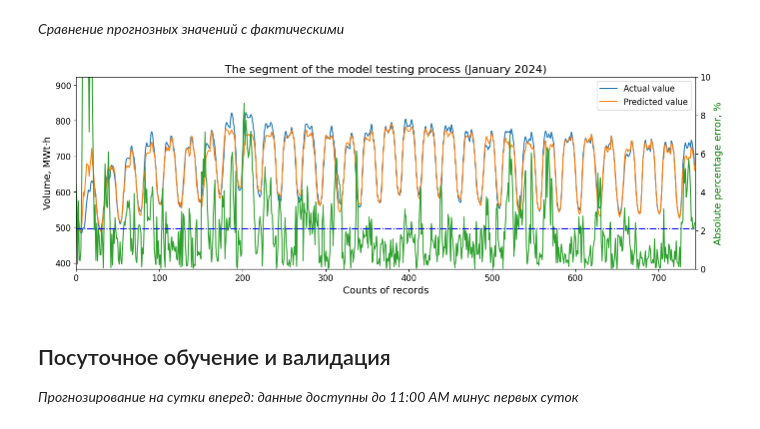
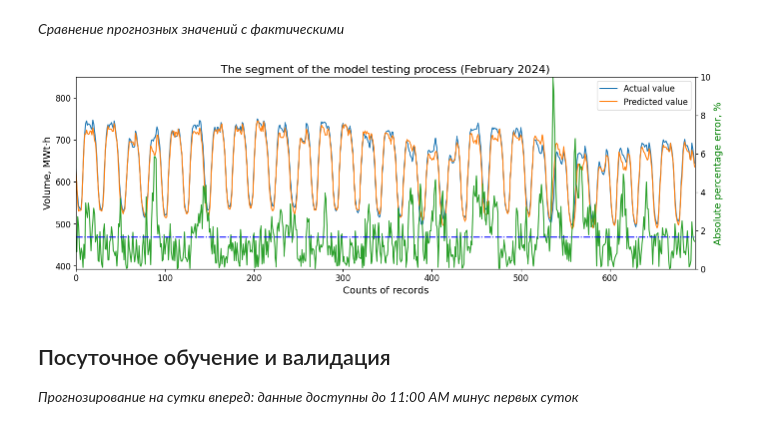
Before and after one commit to caapel/Volume_Forecast_for_Kaliningrad, a Jupyter notebook: XGboost_Kaliningrad_2024.ipynb, the cells around one changed output. Saved outputs shown, nothing was run; the diff lists cells and outputs as text; code cells hidden in the pictures.

```diff
--- a/XGboost_Kaliningrad_2024.ipynb
+++ b/XGboost_Kaliningrad_2024.ipynb
@@ -333,7 +334,7 @@ Text(0.5, 1.0, 'Graph of average daily consumption and average daily temperature
 # %%
 month = list(name for name in calendar.month_name)
 
-df_month = df_validate[df_validate['Month'] == 1]  # указываем интересующий нас месяц
+df_month = df_validate[df_validate['Month'] == 4]  # указываем интересующий нас месяц
 df_month.reset_index(drop=True, inplace=True)
 
 fig, df_volume = plt.subplots(figsize=(16,4))
@@ -361,7 +362,7 @@ plt.legend(loc = 'lower right')
 # корреляция исходных значений и целевого признака
 color_map = sns.color_palette("vlag", as_cmap=True)
 
-df_gen = df_general[['Year', 'Month', 'Day', 'Hour', 'Weekday', 'Temperature', 'Volume']]
+df_gen = df_general[['Year', 'Month', 'Day', 'Hour', 'Weekday', 'Temperature', 'Cloud', 'Volume']]
 df_gen = df_gen.rename(columns={'Weekday': 'Week', 'Temperature': 'Temp', 'Volume': 'Vol'})
 
 # Generate a mask for the upper triangle
@@ -370,10 +371,12 @@ mask = np.triu(np.ones_like(df_gen.corr(), dtype=bool))
 # Set up the matplotlib figure
 fig, ax = plt.subplots(figsize=(6, 5))
 
+plt.rcParams.update({'font.size': 10, 'font.serif': 'Times New Roman'})
+
 # Draw the heatmap with the mask and correct aspect ratio
-plt.title('Correlation matrix of initial features', fontsize=12)
 sns.heatmap(df_gen.corr(), annot=True, mask=mask, cmap=color_map, fmt=".3f", vmax=.6, vmin=-0.6, center=0,
-            square=True, linewidths=1, cbar_kws={"shrink": .8})
+            square=True, linewidths=1, cbar_kws={"shrink": .8}).set(title='Correlation matrix of initial features')
 
-#df_gen.corr('pearson').style.background_gradient(cmap=color_map, vmin = -1, vmax=1)
+#print(plt.rcParams)  # полный перечень всех настроек plt.rcParams
+#df_gen.corr('pearson').style.background_gradient(cmap=color_map, vmin = -1, vmax=1)  # вывод в форме компактной таблицы
 # %% [output]
@@ -555,9 +558,9 @@ df_general_result.style.highlight_min(color='yellowgreen', subset='MAPE')
 # %%
 # ручная донастройка гиперпараметров
-'''best_HP = {'period': 5,   # оптимальный временной период
-            'index': 0,  # индекс оптимального датасета
-            'max_depth': 7,   # отпимальная глубина дерева
-            'n_estimators': 100}  # оптимальное колличество деревьев'''
+best_HP = {'period': 5,   # оптимальный временной период
+           'index': 0,  # индекс оптимального датасета
+           'max_depth': 4,   # отпимальная глубина дерева
+           'n_estimators': 100}  # оптимальное колличество деревьев
 # %% [markdown]
 *Предельные показатели метрики MAPE при различной глубине исследуемого интервала*
 # %%
@@ -579,6 +582,8 @@ pd.concat([plot_gen[i] for i in range(3)], axis=1).plot(figsize=(16,6),
                                                         legend=True,
                                                         grid=True)
 
+plt.rcParams.update({'font.size': 12, 'font.serif': 'Times New Roman'})
+
 plt.scatter(df_general_result.period[df_general_result.MAPE.idxmin()],
             df_general_result.MAPE.min()-0.0001,
             linewidth=1.5,
@@ -685,35 +690,35 @@ def diff_predict_vs_fact(df_validate_boost, num_month):
                              MAPE(df_validate_graph['Predicted'], df_validate_graph['Volume'])*100)
 
     df_validate_graph['Error'] = abs((df_validate_graph['Volume'] - df_validate_graph['Predicted'])*100
                                  /df_validate_graph['Volume'])
 
     df_validate_graph.reset_index(drop=True, inplace=True)
 
     fig, df_volume = plt.subplots(figsize=(16,5))
     df_error = df_volume.twinx()
 
     df_volume.plot(df_validate_graph['Volume'], label='Actual value')
     df_volume.plot(df_validate_graph['Predicted'], label='Predicted value')
     df_error.plot(df_validate_graph['Error'], label='Error, %', color='#2ca02c')
     df_error.plot(df_validate_graph['MAPE'], '-.b')
 
     plt.rcParams['font.size'] = '12'
 
     df_volume.legend(loc='upper right')
     df_volume.set_xlim(0, df_validate_graph.shape[0])
     df_volume.set_ylim(df_validate_graph.Volume.min() - 100, df_validate_graph.Volume.max() + 100)
     df_volume.set_ylabel('Volume, MWt·h', fontsize = 14)
     df_volume.set_xlabel('Counts of records', fontsize = 14)
 
     df_error.set_ylim(0, 10)
     df_error.set_ylabel('Absolute percentage error, %', fontsize = 14, color='g')
 
     plt.title(f'The segment of the model testing process ({month[df_validate_graph.Month[0]]} {datetime.now().year})',
               fontsize = 16)
 
-diff_predict_vs_fact(df_validate_boost, 1)
+diff_predict_vs_fact(df_validate_boost, 2)
 # %% [output]
-[figure, old version]
+[figure, new version]
 # %% [markdown]
 ## Посуточное обучение и валидация
 *Прогнозирование на сутки вперед: данные доступны до 11:00 AM минус первых суток*
```
Also changed, not shown: parts of 32 cells of this notebook, 1 other file.
